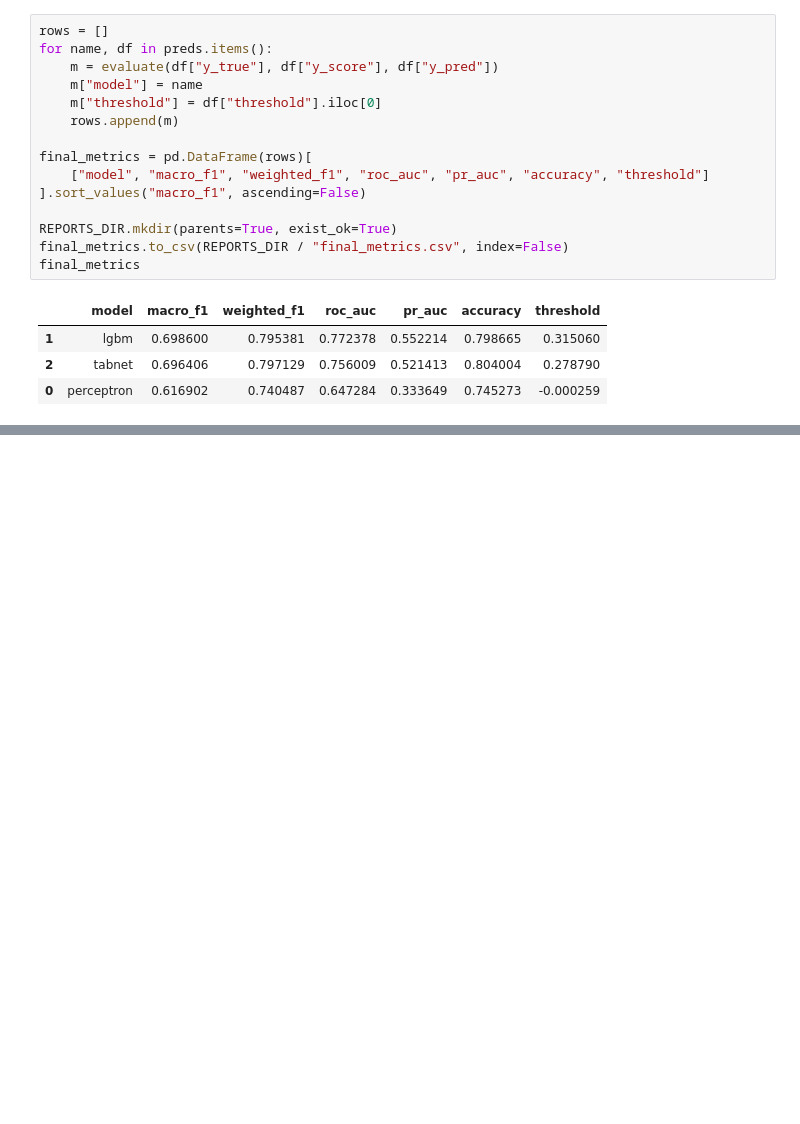
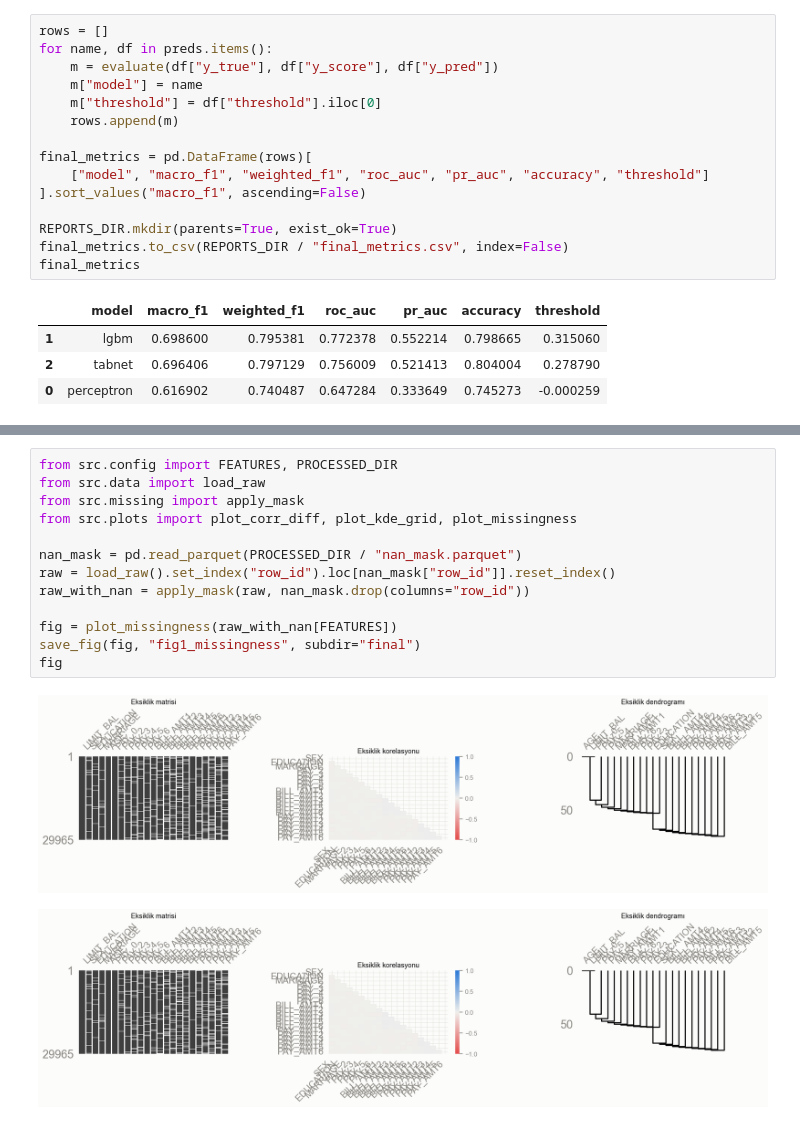
Before and after one commit to KamuranBey00/DataScienceProject, a Jupyter notebook: notebooks/05_evaluation_plots.ipynb, the cells around one changed output, grey strips where cells are left out. Drawn from its saved outputs; the diff is of its cells as text; blank space fills up the shorter version.

```diff
--- a/notebooks/05_evaluation_plots.ipynb
+++ b/notebooks/05_evaluation_plots.ipynb
@@ -128,0 +134,16 @@ final_metrics
+# %%
+from src.config import FEATURES, PROCESSED_DIR
+from src.data import load_raw
+from src.missing import apply_mask
+from src.plots import plot_corr_diff, plot_kde_grid, plot_missingness
+
+nan_mask = pd.read_parquet(PROCESSED_DIR / "nan_mask.parquet")
+raw = load_raw().set_index("row_id").loc[nan_mask["row_id"]].reset_index()
+raw_with_nan = apply_mask(raw, nan_mask.drop(columns="row_id"))
+
+fig = plot_missingness(raw_with_nan[FEATURES])
+save_fig(fig, "fig1_missingness", subdir="final")
+fig
+# %% [output]
+[figure, added]
+[figure, added]
```
Also changed, not shown: parts of 4 cells of this notebook, 3 other files.
